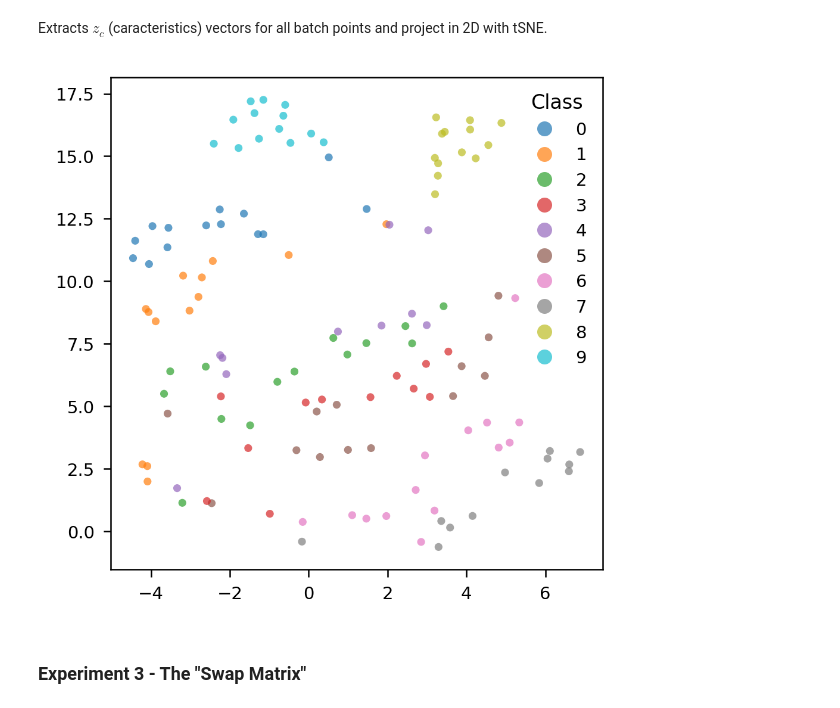
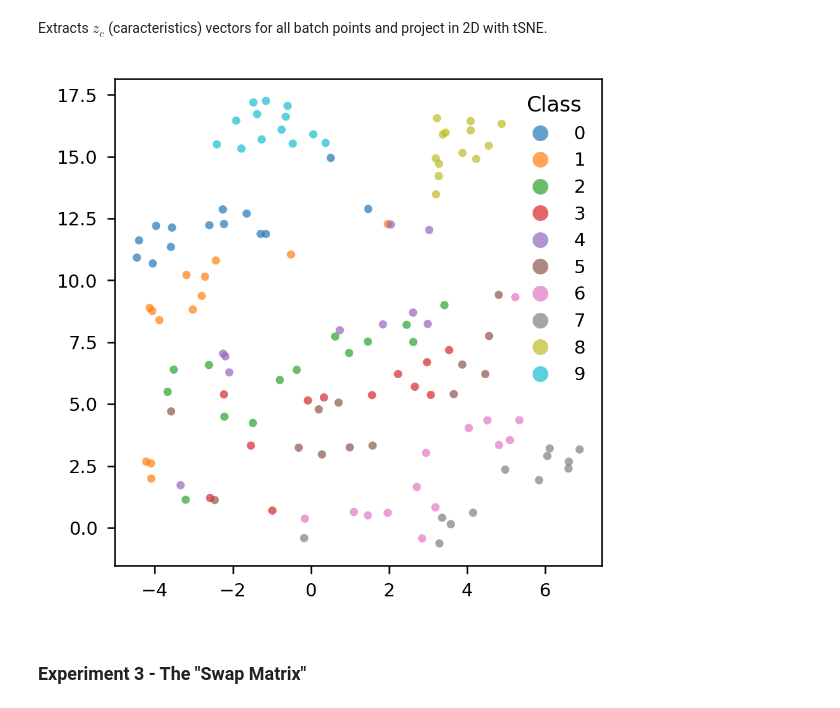
Before and after one commit to Farouc/ccvaes, a Jupyter notebook: notebooks/demo_ccvae.ipynb, the cells around one changed output. Saved outputs shown, nothing was run; the diff lists cells and outputs as text; code cells hidden in the pictures.

```diff
--- a/notebooks/demo_ccvae.ipynb
+++ b/notebooks/demo_ccvae.ipynb
@@ -295,7 +295,7 @@ def visualize_latent_space(
     perplexity=30,
     n_components=2,
     save_path=None,
-    figsize=(3.2, 3.2),
+    figsize=(3, 3),
     dpi=300
 ):
     """
@@ -340,34 +340,34 @@ def visualize_latent_space(
         title_fontsize=8
     )
 
     # --- Minimal axes styling ---
     ax.set_xlabel("")  # no semantic label
     ax.set_ylabel("")
 
     ax.tick_params(
         axis="both",
         which="major",
         labelsize=7,
         length=3,
         width=0.6
     )
 
     for spine in ax.spines.values():
         spine.set_linewidth(0.6)
 
     ax.grid(False)
 
     fig.subplots_adjust(left=0.12, right=0.98, bottom=0.12, top=0.98)
 
     if save_path is not None:
         fig.savefig(save_path, bbox_inches="tight", pad_inches=0)
 
     plt.show()
     plt.close(fig)
 
 visualize_latent_space(fixed_x, fixed_y, model)
 # %% [output]
-[figure, old version]
+[figure, new version]
 # %% [markdown]
 ### Experiment 3 - The "Swap Matrix"
 # %% [markdown]
```
Also changed, not shown: parts of 4 cells of this notebook.
